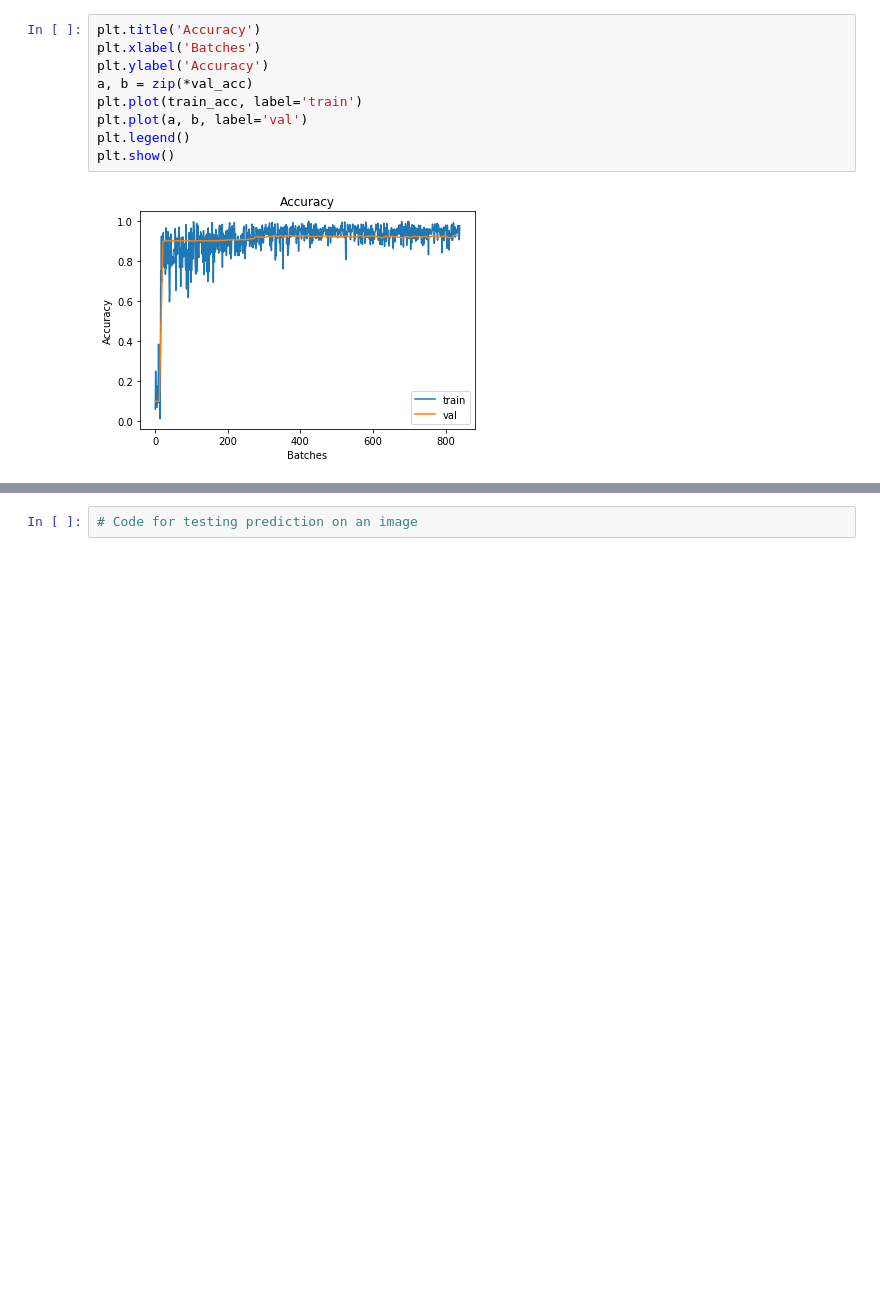
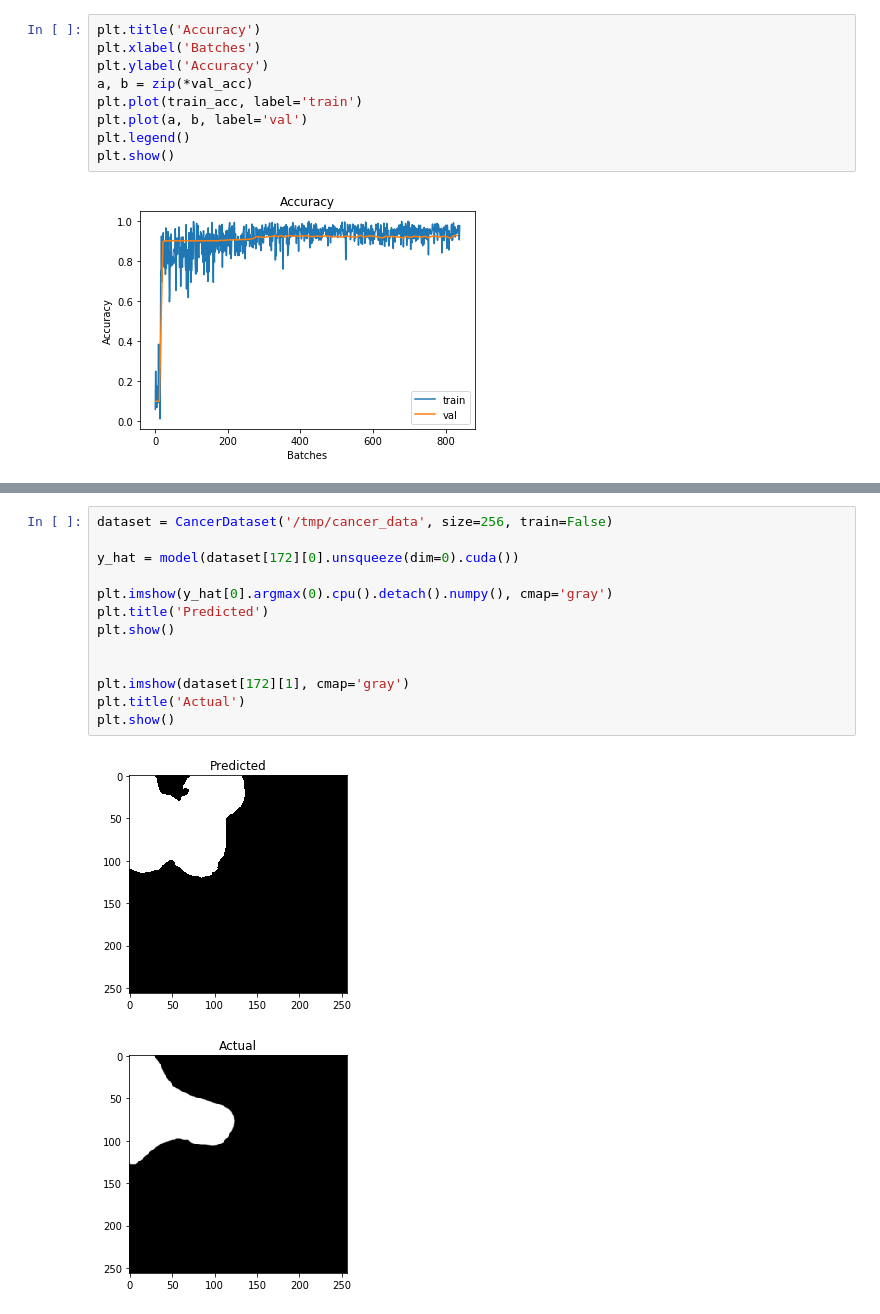
Before and after one commit to ericburdett/cs474_labs_f2019, a Jupyter notebook: DL_Lab4.ipynb, the cells around one changed output, grey strips where cells are left out. Saved outputs shown, nothing was run; the diff lists cells and outputs as text; blank space fills up the shorter version.

```diff
--- a/DL_Lab4.ipynb
+++ b/DL_Lab4.ipynb
@@ -432,5 +433,19 @@ This is the result I got after 1 hour or training.
 
 ![](http://liftothers.org/dokuwiki/lib/exe/fetch.php?w=400&tok=d23e0b&media=cs501r_f2016:training_accuracy.png)
 ![](http://liftothers.org/dokuwiki/lib/exe/fetch.php?w=400&tok=bb8e3c&media=cs501r_f2016:training_loss.png)
-# %%
-# Code for testing prediction on an image
+# %%
+dataset = CancerDataset('/tmp/cancer_data', size=256, train=False)
+
+y_hat = model(dataset[172][0].unsqueeze(dim=0).cuda())
+
+plt.imshow(y_hat[0].argmax(0).cpu().detach().numpy(), cmap='gray')
+plt.title('Predicted')
+plt.show()
+
+
+plt.imshow(dataset[172][1], cmap='gray')
+plt.title('Actual')
+plt.show()
+# %% [output]
+[figure, added]
+[figure, added]
```
Also changed, not shown: parts of 1 cell of this notebook.
